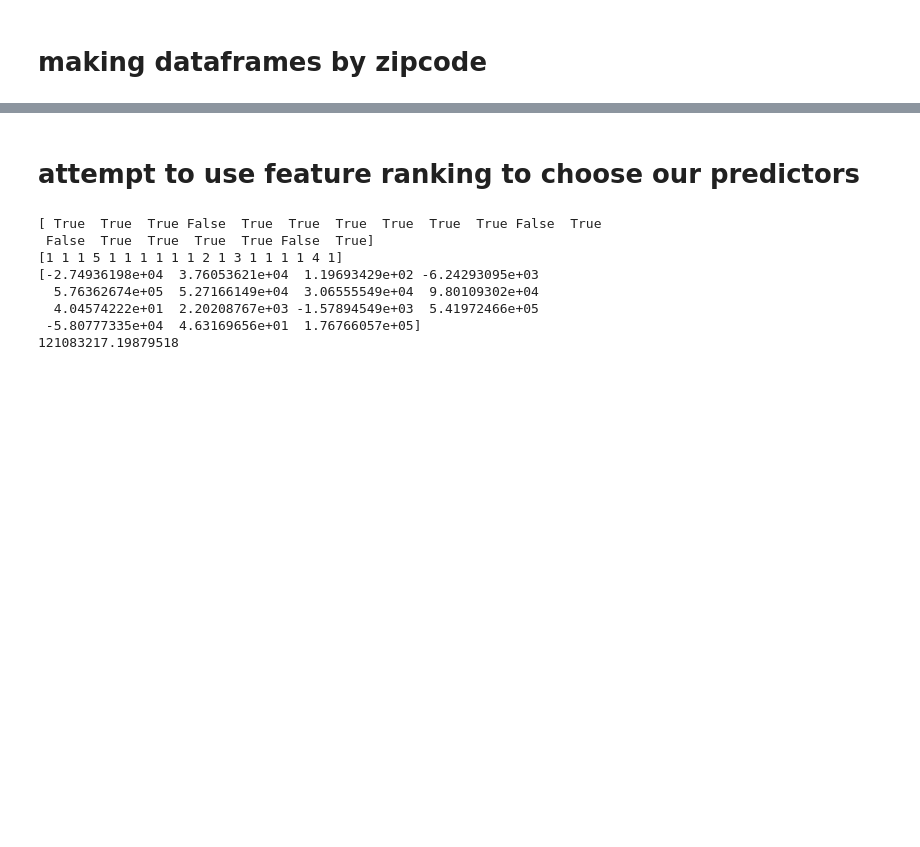
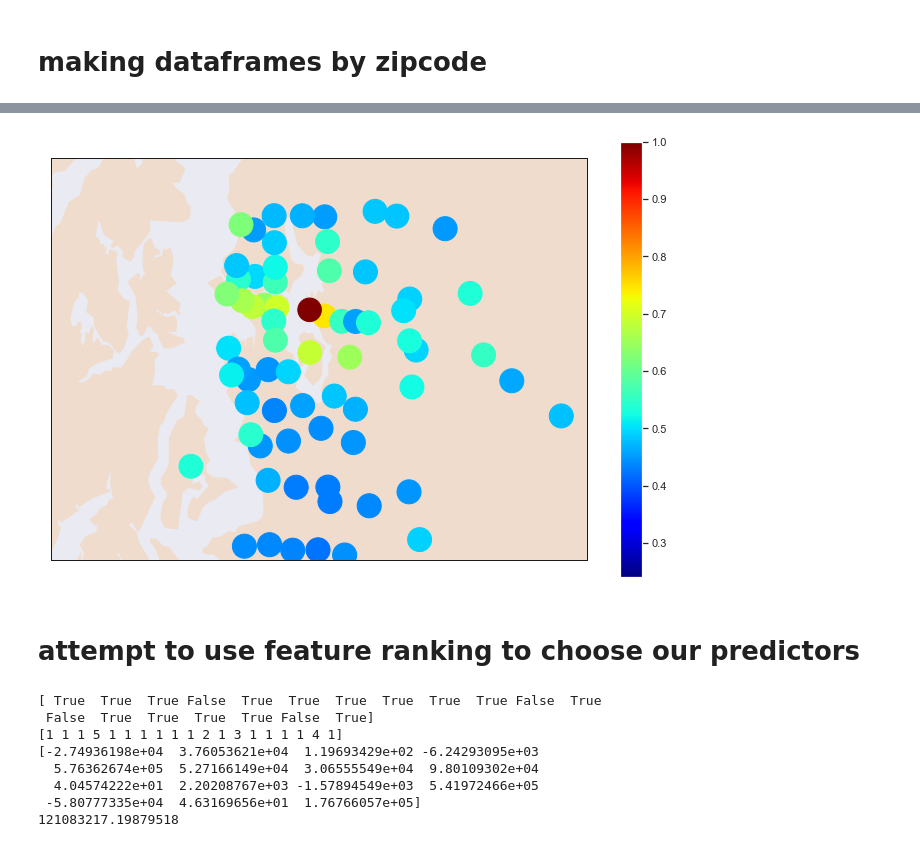
Before and after one commit to AlludedCrabb/Data-Science-Housing-Data-Project, a Jupyter notebook: Jacob_Taeho project.ipynb, the cells around one changed output, grey strips where cells are left out. Saved outputs shown, nothing was run; the diff lists cells and outputs as text; code cells hidden in the pictures; blank space fills up the shorter version.

```diff
--- a/Jacob_Taeho project.ipynb
+++ b/Jacob_Taeho project.ipynb
@@ -449,3 +534,50 @@ for rect, label in zip(rects, zipcodes):
+# %%
+fig, ax = plt.subplots(1, 1, figsize=(12, 8))
+
+# make the size proportional to the distance from the origin
+s = [0.1*np.linalg.norm([a, b]) for a, b in zip(zipcodes, rmses)]
+s = [a / max(s) for a in s]  # scale
+
+# set color based on size
+c = s
+colors = [plt.cm.jet(color) for color in c]  # gets the RGBA values from a float
+
+# # create a new figure
+# plt.figure()
+# ax = plt.gca()
+# for a, b, color, size in zip(x, y, colors, s):
+#     # plot circles using the RGBA colors
+#     circle = plt.Circle((a, b), size, color=color, fill=False)
+#     ax.add_artist(circle)
+
+
+m = Basemap(projection='stere', lat_0=df.lat.mean(), lon_0=df.long.mean(),
+            width=80000, height=60000, resolution='h', ax=ax)
+m.fillcontinents(color="#F5D0A9", lake_color='#A9E2F3', alpha=.5)
+m.drawmapboundary()
+
+for zipcode, rmse, color in zip(zipcodes, rmses, colors):
+    location = zip_loc_df.loc[zip_loc_df['Zip'] == int(zipcode), ['Latitude', 'Longitude']]
+    lat = location.Latitude
+    lng = location.Longitude
+
+    lat = lat.values[0]
+    lng = lng.values[0]
+
+    circle = plt.Circle(xy=m(lng, lat),
+                        radius=1800-(rmse/10000),
+                        fill=True,
+                        color=color)
+    ax.add_patch(circle)
+
+# m.drawmapboundary()
+# m.drawcoastlines()
+
+plt.scatter(zipcodes,rmses,s=0, c=c, cmap='jet', facecolors='none')
+plt.colorbar()
+plt.show()
+# %% [output]
+[figure, added]
 # %% [markdown]
 # attempt to use feature ranking to choose our predictors
 # %%
```
Also changed, not shown: parts of 14 cells of this notebook, 1 other file.
